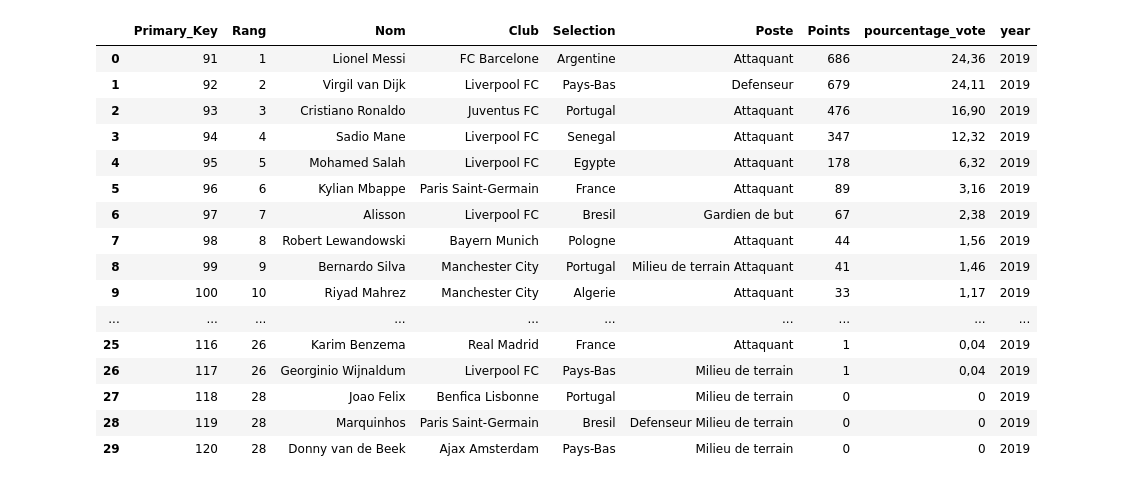
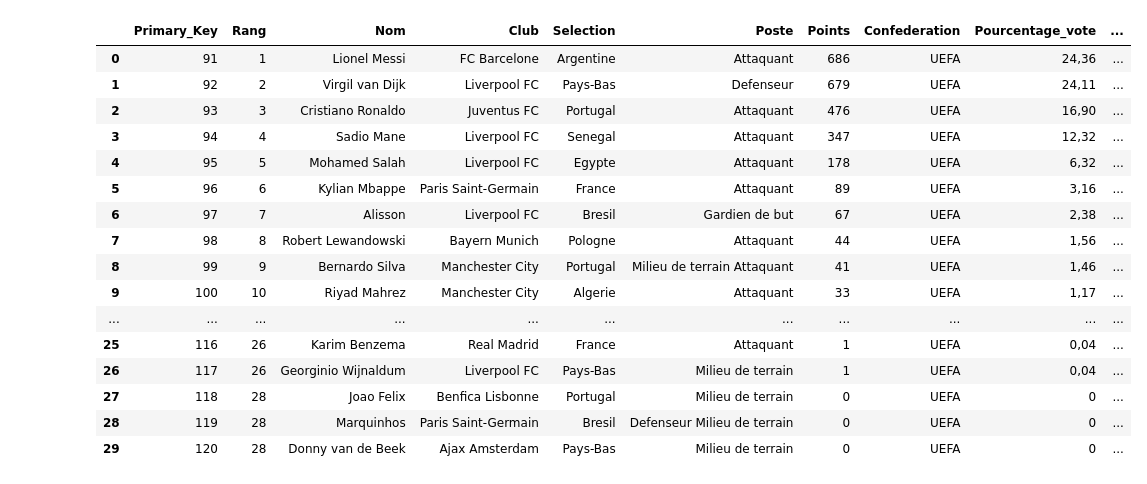
Before and after one commit to Lamessolo/BallonD_or_Analyse, a Jupyter notebook: BallondOrScraping.ipynb, the cells around one changed output. Saved outputs shown, nothing was run; the diff lists cells and outputs as text; code cells hidden in the pictures.

```diff
--- a/BallondOrScraping.ipynb
+++ b/BallondOrScraping.ipynb
@@ -176,13 +185,13 @@ tab_players_2017
 
 scraper = pd.read_html("https://fr.wikipedia.org/wiki/Ballon_d%27or_2018")
 tab_players_2018 = scraper[2]
-tab_players_2018 = tab_players_2018.rename(columns = {'%': 'pourcentage_vote'})
+tab_players_2018 = tab_players_2018.rename(columns = {'%': 'Pourcentage_vote'})
 tab_players_2018 = tab_players_2018.rename(columns = {'Sélection nationale': 'Selection'})
 tab_players_2018 = tab_players_2018.rename(columns = {'Joueur': 'Nom'})
 
 # remplace les symboles pourcentages dans la derniere colonne
-tab_players_2018['pourcentage_vote']= tab_players_2018['pourcentage_vote'].str.replace('%','')
-tab_players_2018['pourcentage_vote']= tab_players_2018['pourcentage_vote'].str.replace('\"','')
+tab_players_2018['Pourcentage_vote']= tab_players_2018['Pourcentage_vote'].str.replace('%','')
+tab_players_2018['Pourcentage_vote']= tab_players_2018['Pourcentage_vote'].str.replace('\"','')
 tab_players_2018['Club']= tab_players_2018['Club'].str.replace('Atlético','Atletico')
 tab_players_2018['Selection']= tab_players_2018['Selection'].str.replace('Brésil','Bresil')
 tab_players_2018['Selection']= tab_players_2018['Selection'].str.replace('Algérie','Algerie')
@@ -211,14 +220,17 @@ tab_players_2018['Nom']= tab_players_2018['Nom'].str.replace('Godín','Godin')
 tab_players_2018.at[1, 'Club'] = 'Real Madrid'
 tab_players_2018.at[13, 'Club'] = 'Chelsea FC'
 tab_players_2018.at[24, 'Club'] = 'AS Rome'
-tab_players_2018['year']='2018'
+# Add columns for conferation , type, poste
+tab_players_2018.insert(loc=6, column='Confederation', value='UEFA')#( add UEFA by default)
+tab_players_2018['Type']='1' #(add 1 for UEFA by default)
+tab_players_2018['Year']='2018'
 tab_players_2018.insert(loc=0, column='Primary_Key', value=range(61,len(tab_players_2018) + 61))
 
     ## Supprimer une colonne en utilisant del
     #del df['Col1']
-    #tab_players_2016.loc[tab_players_2016.index[12], 'Club'].str.replace('Paris Saint-Germain Manchester United','Manchester United')
+
     # ecrire un dataframe dans un fichier
-tab_players_2018.to_csv('tab_players_2018.csv', sep = ',',header=True, index=False)
+tab_players_2018.to_csv(r'C:\Users\messj\Ballon_d_Or\players_2016_22\tab_players_2018.csv', sep = ',',header=True, index=False)
 
     #return tab_players_2018
 players = pd.concat([players,tab_players_2018])
@@ -249,13 +261,13 @@ tab_players_2018
 
 scraper = pd.read_html("https://fr.wikipedia.org/wiki/Ballon_d%27or_2019")
 tab_players_2019 = scraper[2]
-tab_players_2019 = tab_players_2019.rename(columns = {'%': 'pourcentage_vote'})
+tab_players_2019 = tab_players_2019.rename(columns = {'%': 'Pourcentage_vote'})
 tab_players_2019 = tab_players_2019.rename(columns = {'Sélection nationale': 'Selection'})
 tab_players_2019 = tab_players_2019.rename(columns = {'Joueur': 'Nom'})
 
 # remplace les symboles pourcentages dans la derniere colonne
-tab_players_2019['pourcentage_vote']= tab_players_2019['pourcentage_vote'].str.replace('%','')
-tab_players_2019['pourcentage_vote']= tab_players_2019['pourcentage_vote'].str.replace('\"','')
+tab_players_2019['Pourcentage_vote']= tab_players_2019['Pourcentage_vote'].str.replace('%','')
+tab_players_2019['Pourcentage_vote']= tab_players_2019['Pourcentage_vote'].str.replace('\"','')
 tab_players_2019['Club']= tab_players_2019['Club'].str.replace('Atlético','Atletico')
 tab_players_2019['Selection']= tab_players_2019['Selection'].str.replace('Brésil','Bresil')
 tab_players_2019['Selection']= tab_players_2019['Selection'].str.replace('Corée','Coree')
@@ -275,52 +287,56 @@ tab_players_2019['Nom']= tab_players_2019['Nom'].str.replace('Higuaín','Higuain
 tab_players_2019['Nom']= tab_players_2019['Nom'].str.replace('Mbappé','Mbappe')
 tab_players_2019['Nom']= tab_players_2019['Nom'].str.replace('Mané','Mane')
 tab_players_2019['Nom']= tab_players_2019['Nom'].str.replace('Kanté','Kante')
 tab_players_2019['Nom']= tab_players_2019['Nom'].str.replace('Rakitić','Rakitic')
 tab_players_2019['Nom']= tab_players_2019['Nom'].str.replace('Mandžukić','Mandzukic')
 tab_players_2019['Nom']= tab_players_2019['Nom'].str.replace('Džeko','Dzeko')
 tab_players_2019['Nom']= tab_players_2019['Nom'].str.replace('Raphaël','Raphael')
 tab_players_2019['Nom']= tab_players_2019['Nom'].str.replace('João Félix','Joao Felix')
 tab_players_2019['Nom']= tab_players_2019['Nom'].str.replace('Dušan Tadić','Dusan Tadic')
 tab_players_2019['Nom']= tab_players_2019['Nom'].str.replace('Marc-André','Marc-Andre')
 # Modifier une cellule spécifique
 tab_players_2019.at[10, 'Club'] = 'Ajax Amsterdam'
 tab_players_2019.at[14, 'Club'] = 'Ajax Amsterdam'
 tab_players_2019.at[12, 'Club'] = 'Chelsea FC'
 tab_players_2019.at[17, 'Club'] = 'Atletico de Madrid'
 tab_players_2019.at[27, 'Club'] = 'Benfica Lisbonne'
-tab_players_2019['year']='2019'
+
+# Add columns for conferation , type, poste
+tab_players_2019.insert(loc=6, column='Confederation', value='UEFA')#( add UEFA by default)
+tab_players_2019['Type']='1' #(add 1 for UEFA by default)
+tab_players_2019['Year']='2019'
 tab_players_2019.insert(loc=0, column='Primary_Key', value=range(91,len(tab_players_2019) + 91))
 
     ## Supprimer une colonne en utilisant del
     #del df['Col1']
     #tab_players_2016.loc[tab_players_2016.index[12], 'Club'].str.replace('Paris Saint-Germain Manchester United','Manchester United')
     # ecrire un dataframe dans un fichier
-tab_players_2019.to_csv('tab_players_2019.csv', sep = ',',header=True, index=False)
+tab_players_2019.to_csv(r'C:\Users\messj\Ballon_d_Or\players_2016_22\tab_players_2019.csv', sep = ',',header=True, index=False)
 
     #return tab_players_2019
 players = pd.concat([players,tab_players_2019])
 players.to_csv('all_players.csv', sep=',', header=True, index=False)
 tab_players_2019
 
 #parse_players_2019()
 # %% [output]
-|  | Primary_Key | Rang | Nom | Club | Selection | Poste | Points | pourcentage_vote | year |
-| 0 | 91 | 1 | Lionel Messi | FC Barcelone | Argentine | Attaquant | 686 | 24,36 | 2019 |
-| 1 | 92 | 2 | Virgil van Dijk | Liverpool FC | Pays-Bas | Defenseur | 679 | 24,11 | 2019 |
-| 2 | 93 | 3 | Cristiano Ronaldo | Juventus FC | Portugal | Attaquant | 476 | 16,90 | 2019 |
-| 3 | 94 | 4 | Sadio Mane | Liverpool FC | Senegal | Attaquant | 347 | 12,32 | 2019 |
-| 4 | 95 | 5 | Mohamed Salah | Liverpool FC | Egypte | Attaquant | 178 | 6,32 | 2019 |
-| 5 | 96 | 6 | Kylian Mbappe | Paris Saint-Germain | France | Attaquant | 89 | 3,16 | 2019 |
-| 6 | 97 | 7 | Alisson | Liverpool FC | Bresil | Gardien de but | 67 | 2,38 | 2019 |
-| 7 | 98 | 8 | Robert Lewandowski | Bayern Munich | Pologne | Attaquant | 44 | 1,56 | 2019 |
-| 8 | 99 | 9 | Bernardo Silva | Manchester City | Portugal | Milieu de terrain Attaquant | 41 | 1,46 | 2019 |
-| 9 | 100 | 10 | Riyad Mahrez | Manchester City | Algerie | Attaquant | 33 | 1,17 | 2019 |
-| ... | ... | ... | ... | ... | ... | ... | ... | ... | ... |
-| 25 | 116 | 26 | Karim Benzema | Real Madrid | France | Attaquant | 1 | 0,04 | 2019 |
-| 26 | 117 | 26 | Georginio Wijnaldum | Liverpool FC | Pays-Bas | Milieu de terrain | 1 | 0,04 | 2019 |
-| 27 | 118 | 28 | Joao Felix | Benfica Lisbonne | Portugal | Milieu de terrain | 0 | 0 | 2019 |
-| 28 | 119 | 28 | Marquinhos | Paris Saint-Germain | Bresil | Defenseur Milieu de terrain | 0 | 0 | 2019 |
-| 29 | 120 | 28 | Donny van de Beek | Ajax Amsterdam | Pays-Bas | Milieu de terrain | 0 | 0 | 2019 |
+|  | Primary_Key | Rang | Nom | Club | Selection | Poste | Points | Confederation | Pourcentage_vote | ... |
+| 0 | 91 | 1 | Lionel Messi | FC Barcelone | Argentine | Attaquant | 686 | UEFA | 24,36 | ... |
+| 1 | 92 | 2 | Virgil van Dijk | Liverpool FC | Pays-Bas | Defenseur | 679 | UEFA | 24,11 | ... |
+| 2 | 93 | 3 | Cristiano Ronaldo | Juventus FC | Portugal | Attaquant | 476 | UEFA | 16,90 | ... |
+| 3 | 94 | 4 | Sadio Mane | Liverpool FC | Senegal | Attaquant | 347 | UEFA | 12,32 | ... |
+| 4 | 95 | 5 | Mohamed Salah | Liverpool FC | Egypte | Attaquant | 178 | UEFA | 6,32 | ... |
+| 5 | 96 | 6 | Kylian Mbappe | Paris Saint-Germain | France | Attaquant | 89 | UEFA | 3,16 | ... |
+| 6 | 97 | 7 | Alisson | Liverpool FC | Bresil | Gardien de but | 67 | UEFA | 2,38 | ... |
+| 7 | 98 | 8 | Robert Lewandowski | Bayern Munich | Pologne | Attaquant | 44 | UEFA | 1,56 | ... |
+| 8 | 99 | 9 | Bernardo Silva | Manchester City | Portugal | Milieu de terrain Attaquant | 41 | UEFA | 1,46 | ... |
+| 9 | 100 | 10 | Riyad Mahrez | Manchester City | Algerie | Attaquant | 33 | UEFA | 1,17 | ... |
+| ... | ... | ... | ... | ... | ... | ... | ... | ... | ... | ... |
+| 25 | 116 | 26 | Karim Benzema | Real Madrid | France | Attaquant | 1 | UEFA | 0,04 | ... |
+| 26 | 117 | 26 | Georginio Wijnaldum | Liverpool FC | Pays-Bas | Milieu de terrain | 1 | UEFA | 0,04 | ... |
+| 27 | 118 | 28 | Joao Felix | Benfica Lisbonne | Portugal | Milieu de terrain | 0 | UEFA | 0 | ... |
+| 28 | 119 | 28 | Marquinhos | Paris Saint-Germain | Bresil | Defenseur Milieu de terrain | 0 | UEFA | 0 | ... |
+| 29 | 120 | 28 | Donny van de Beek | Ajax Amsterdam | Pays-Bas | Milieu de terrain | 0 | UEFA | 0 | ... |
 # %%
 #def parse_players_2021():
 
```
Also changed, not shown: parts of 10 cells of this notebook, 14 other files.
